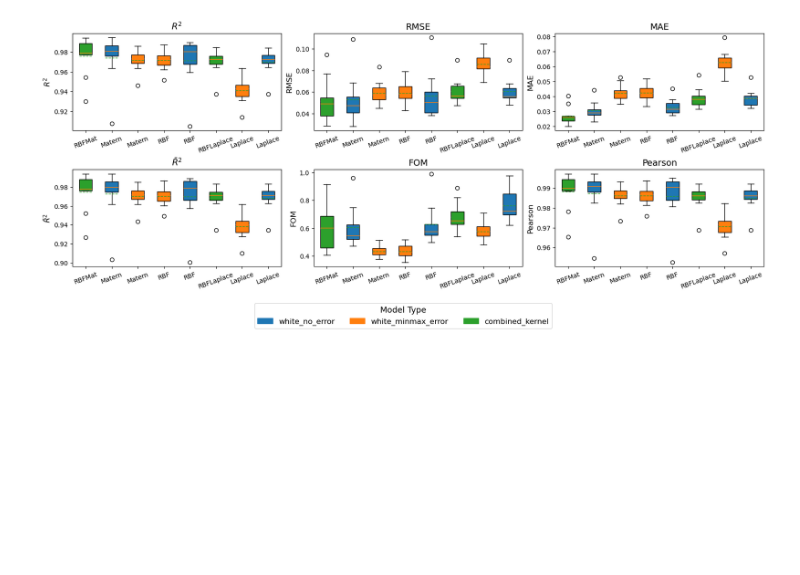
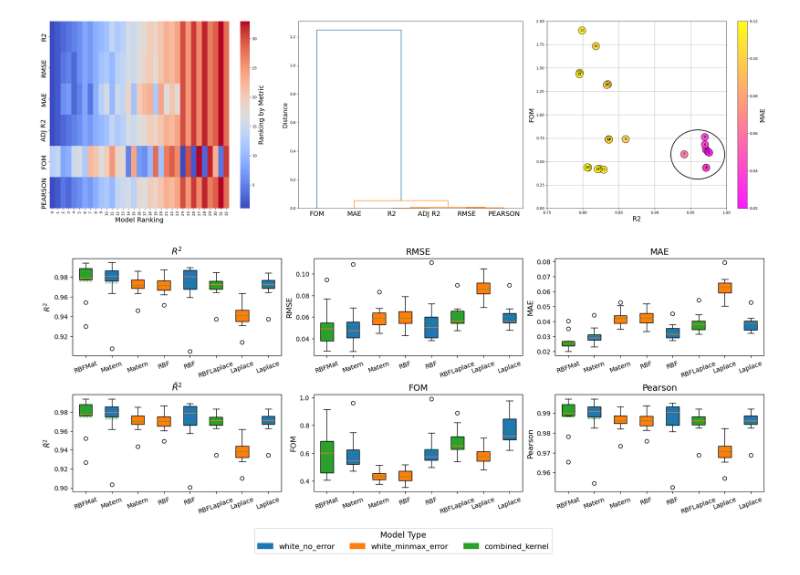
Before and after one commit to seanwhite674/FinalYearProject, a Jupyter notebook: Kfold model Selection/Examining Metrics.ipynb, the cells around one changed output. Drawn from its saved outputs; the diff is of its cells as text; code cells hidden in the pictures; blank space fills up the shorter version.

```diff
--- a/Kfold model Selection/Examining Metrics.ipynb
+++ b/Kfold model Selection/Examining Metrics.ipynb
@@ -290 +339,73 @@ plt.show()
+# %%
+import numpy as np
+import pandas as pd
+import seaborn as sns
+import matplotlib.pyplot as plt
+from matplotlib.patches import Ellipse
+from scipy.cluster.hierarchy import dendrogram
+
+# === Create Subplot ===
+fig, axs = plt.subplots(1, 3, figsize=(28, 8))
+
+###############################################
+# PLOT 1: Heatmap of Model Rankings by Metric
+###############################################
+metric_names = ['R2', 'RMSE', 'MAE', 'ADJ R2', 'FOM', 'PEARSON']
+rank_data = ranking_dfwork[[f"{m} Rank" for m in [m.upper() for m in metrics]]].T
+heatmap = sns.heatmap(rank_data, cmap="coolwarm", annot=False, yticklabels=metric_names, ax=axs[0])
+axs[0].set_xlabel("Model Ranking", fontsize=18)
+#axs[0].set_ylabel("Metric", fontsize=16)
+axs[0].tick_params(axis='y', labelsize=18)
+for label in axs[0].get_yticklabels():
+    label.set_fontweight('normal')
+
+###############################################
+# PLOT 2: Dendrogram
+###############################################
+dendrogram(
+    linkage_matrix,
+    labels=[metric.upper() for metric in metric_names],
+    leaf_rotation=0,
+    leaf_font_size=12,
+    color_threshold=None,
+    ax=axs[1]
+)
+axs[1].set_ylabel("Distance", fontsize=16)
+axs[1].tick_params(axis='x', labelsize=18)
+for label in axs[1].get_xticklabels():
+    label.set_fontweight('normal')
+
+###############################################
+# PLOT 3: R2 vs FoM with MAE color
+###############################################
+scatter = axs[2].scatter(r2_array, fom_array, c=mae_array, cmap='spring', s=400, edgecolor='k', alpha=0.9, vmin=0.02, vmax=0.12)
+
+# Annotate ranks
+for i, (kernel, modeltype) in enumerate(models):
+    axs[2].annotate(str(rank_mapping[(kernel, modeltype)]), (r2_array[i], fom_array[i]),
+                    fontsize=9, ha='center', va='center')
+
+# Ellipse highlight
+ellipse = Ellipse((0.96, 0.575), width=0.075, height=0.525, edgecolor='black', fill=False, linewidth=2)
+axs[2].add_patch(ellipse)
+
+axs[2].set_xlabel('R2', fontsize=18)
+axs[2].set_ylabel('FOM', fontsize=18)
+axs[2].set_ylim((0, 2))
+axs[2].set_xlim((0.75, 1))
+axs[2].grid(True)
+
+# Colorbar for scatter and heatmap
+colorbar = heatmap.collections[0].colorbar
+colorbar.set_label("Ranking by Metric", fontsize=18)
+
+cbar = fig.colorbar(scatter, ax=axs[2])
+cbar.set_label('MAE', fontsize=18)
+
+# Final layout
+plt.tight_layout()
+#plt.savefig(r"C:\Users\seanw\OneDrive\Desktop\GitHub\FYP\Latex\LatexPlots\CV_plots\ranking_visualisation",dpi=72, bbox_inches='tight')
+plt.show()
+# %% [output]
+[figure, added]
 # %%
```
Also changed, not shown: parts of 7 cells of this notebook, 7 other files.
